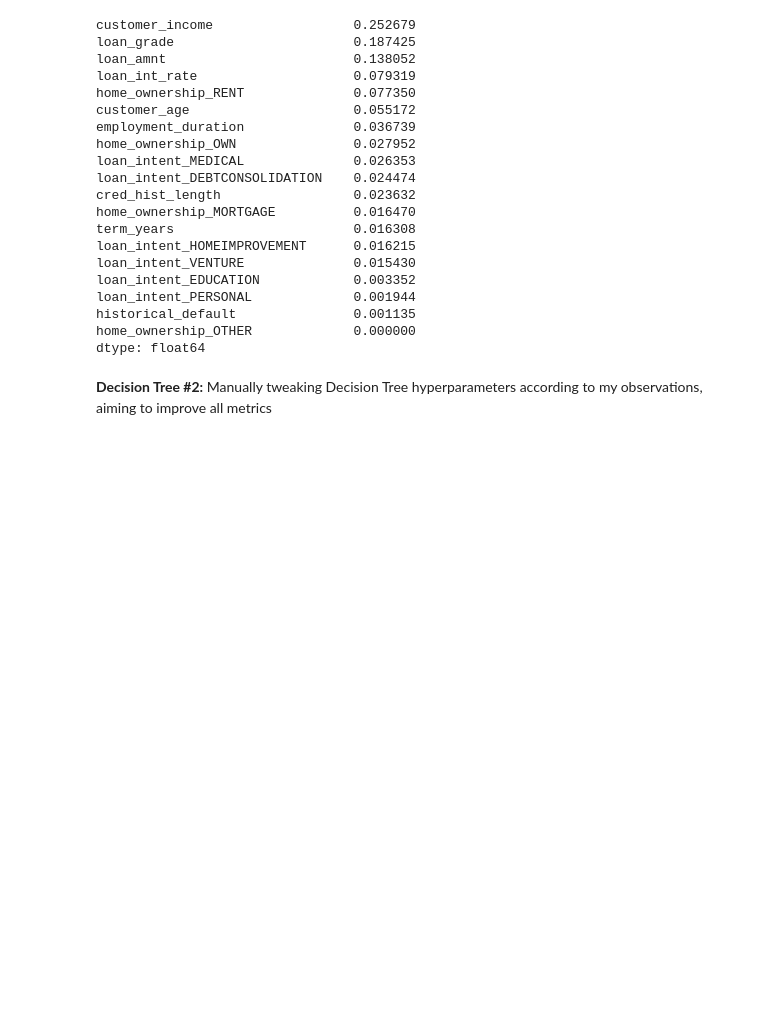
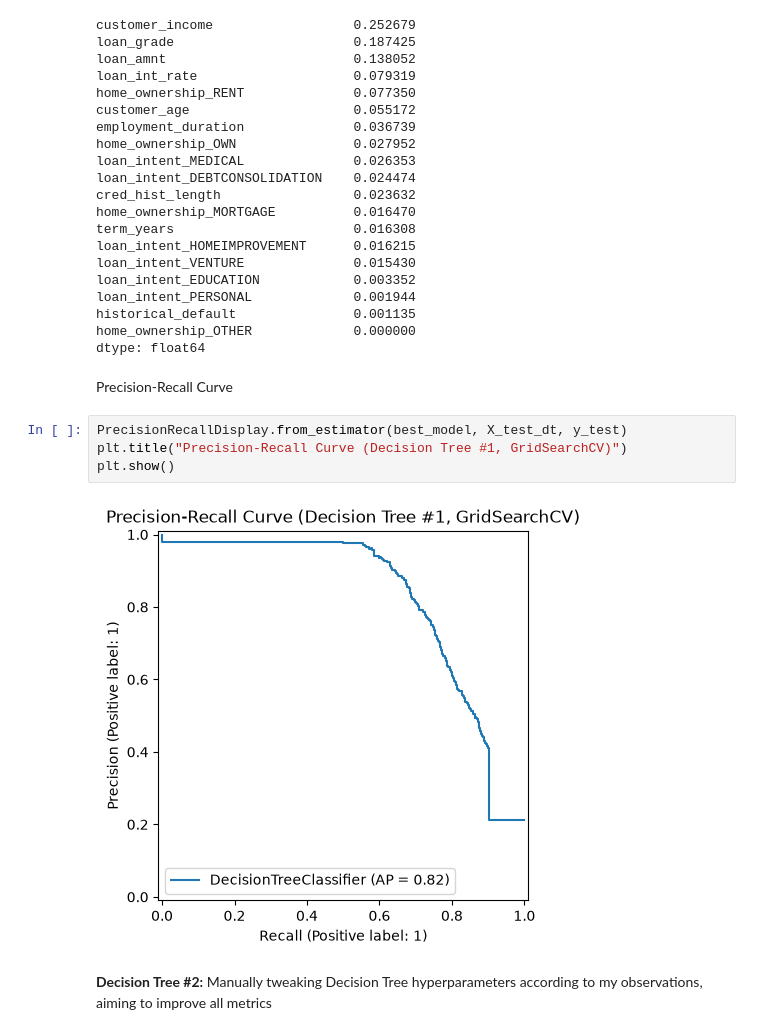
Before and after one commit to mattmaselli/loan-default-prediction, a Jupyter notebook: loan_prediction.ipynb, the cells around one changed output. Saved outputs shown, nothing was run; the diff lists cells and outputs as text; blank space fills up the shorter version.

```diff
--- a/loan_prediction.ipynb
+++ b/loan_prediction.ipynb
@@ -736,6 +753,14 @@ loan_intent_PERSONAL             0.001944
 historical_default               0.001135
 home_ownership_OTHER             0.000000
 dtype: float64
+# %% [markdown]
+Precision-Recall Curve
+# %%
+PrecisionRecallDisplay.from_estimator(best_model, X_test_dt, y_test)
+plt.title("Precision-Recall Curve (Decision Tree #1, GridSearchCV)")
+plt.show()
+# %% [output]
+[figure, added]
 # %% [markdown]
 **Decision Tree #2:** Manually tweaking Decision Tree hyperparameters according to my observations, aiming to improve all metrics
 # %%
```
Also changed, not shown: parts of 12 cells of this notebook.
